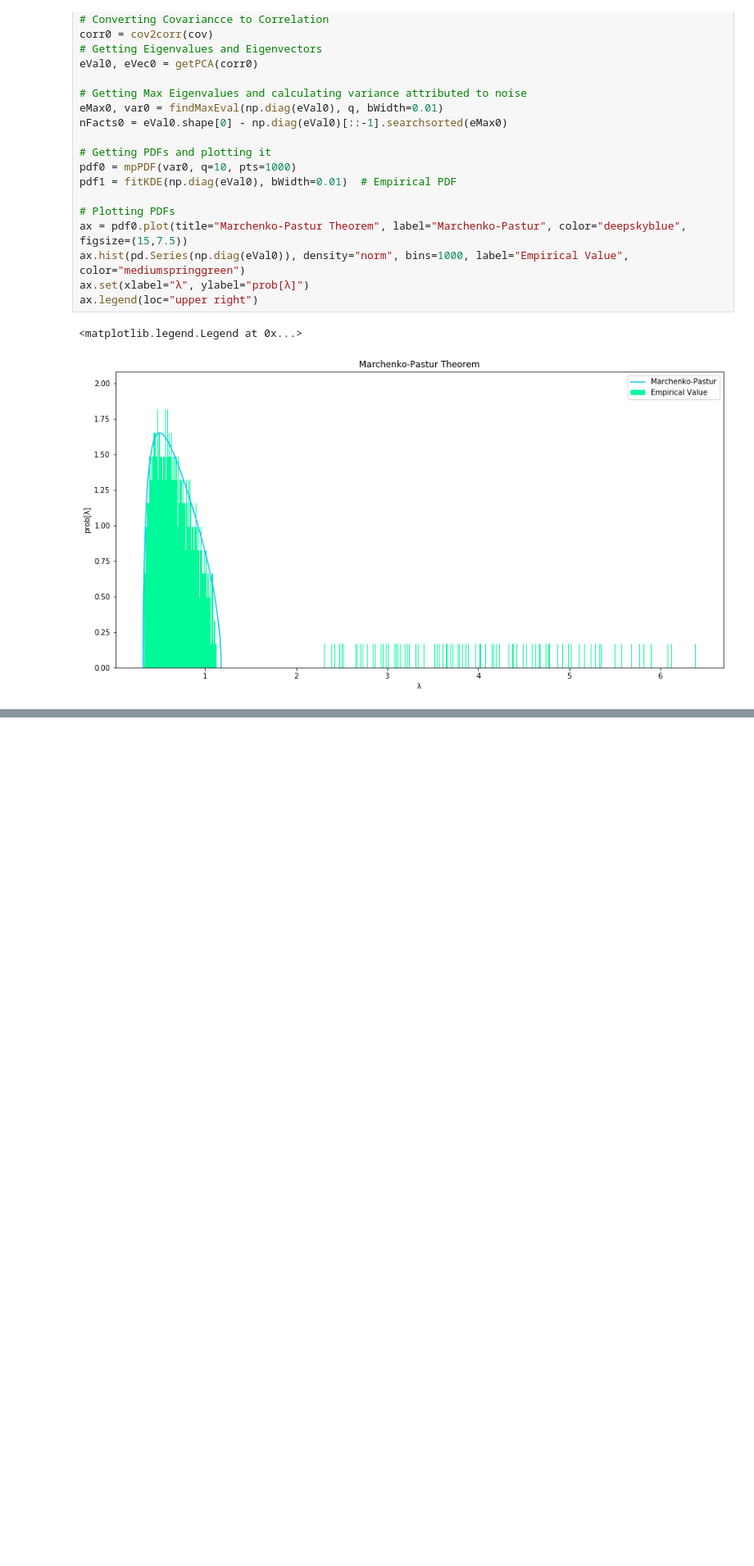
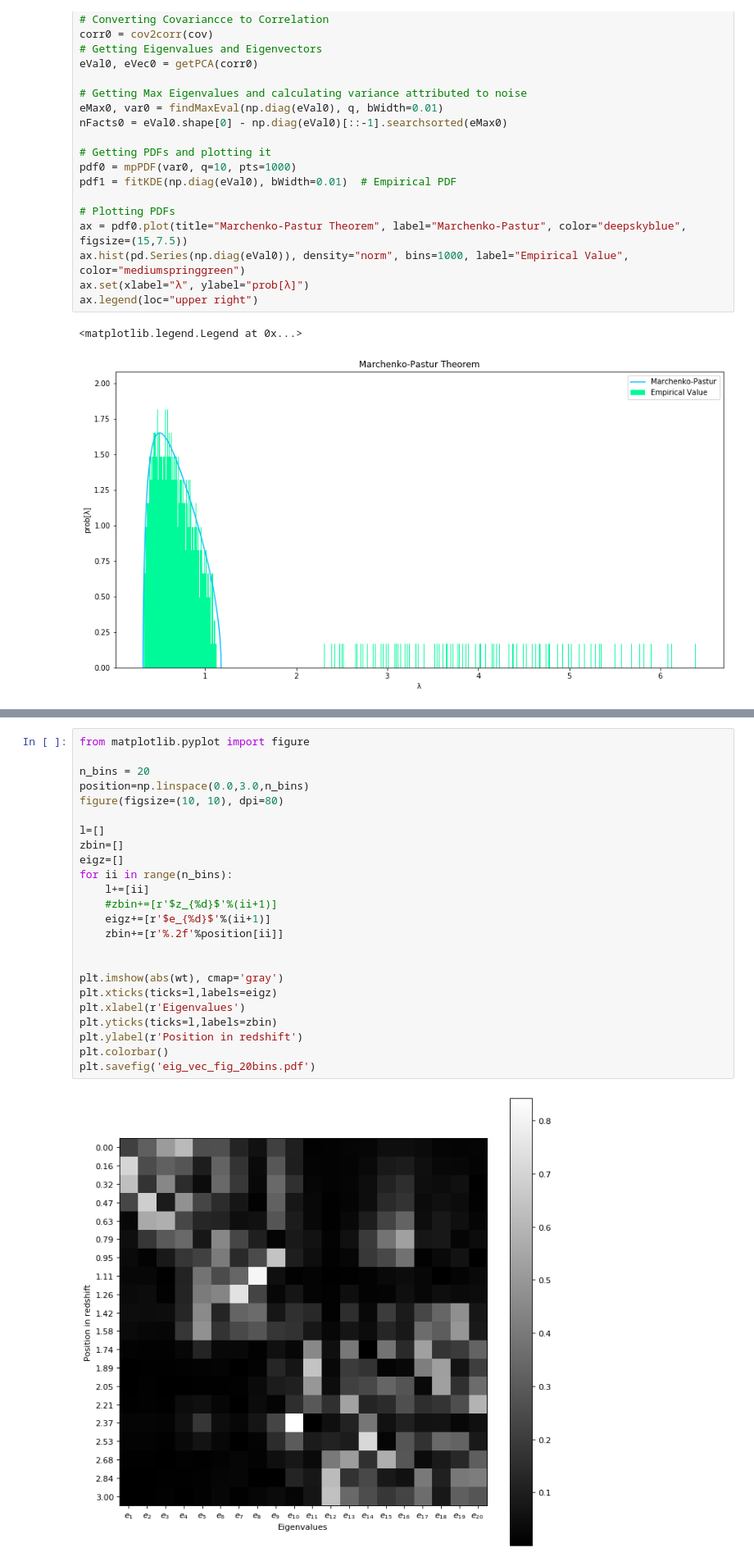
Before and after one commit to la-escamilla/codigos, a Jupyter notebook: Python3/Random_Matrices.ipynb, the cells around one changed output, grey strips where cells are left out. Shown at 82% size. Cells and saved outputs as stored; diff of their text form; blank space fills up the shorter version.

```diff
--- a/Python3/Random_Matrices.ipynb
+++ b/Python3/Random_Matrices.ipynb
@@ -344,0 +561,26 @@ ax.legend(loc="upper right")
+# %%
+from matplotlib.pyplot import figure
+
+n_bins = 20
+position=np.linspace(0.0,3.0,n_bins)
+figure(figsize=(10, 10), dpi=80)
+
+l=[]
+zbin=[]
+eigz=[]
+for ii in range(n_bins):
+    l+=[ii]
+    #zbin+=[r'$z_{%d}$'%(ii+1)]
+    eigz+=[r'$e_{%d}$'%(ii+1)]
+    zbin+=[r'%.2f'%position[ii]]
+
+
+plt.imshow(abs(wt), cmap='gray')
+plt.xticks(ticks=l,labels=eigz)
+plt.xlabel(r'Eigenvalues')
+plt.yticks(ticks=l,labels=zbin)
+plt.ylabel(r'Position in redshift')
+plt.colorbar()
+plt.savefig('eig_vec_fig_20bins.pdf')
+# %% [output]
+[figure, added]
```
Also changed, not shown: parts of 13 cells of this notebook, 2 other files.
